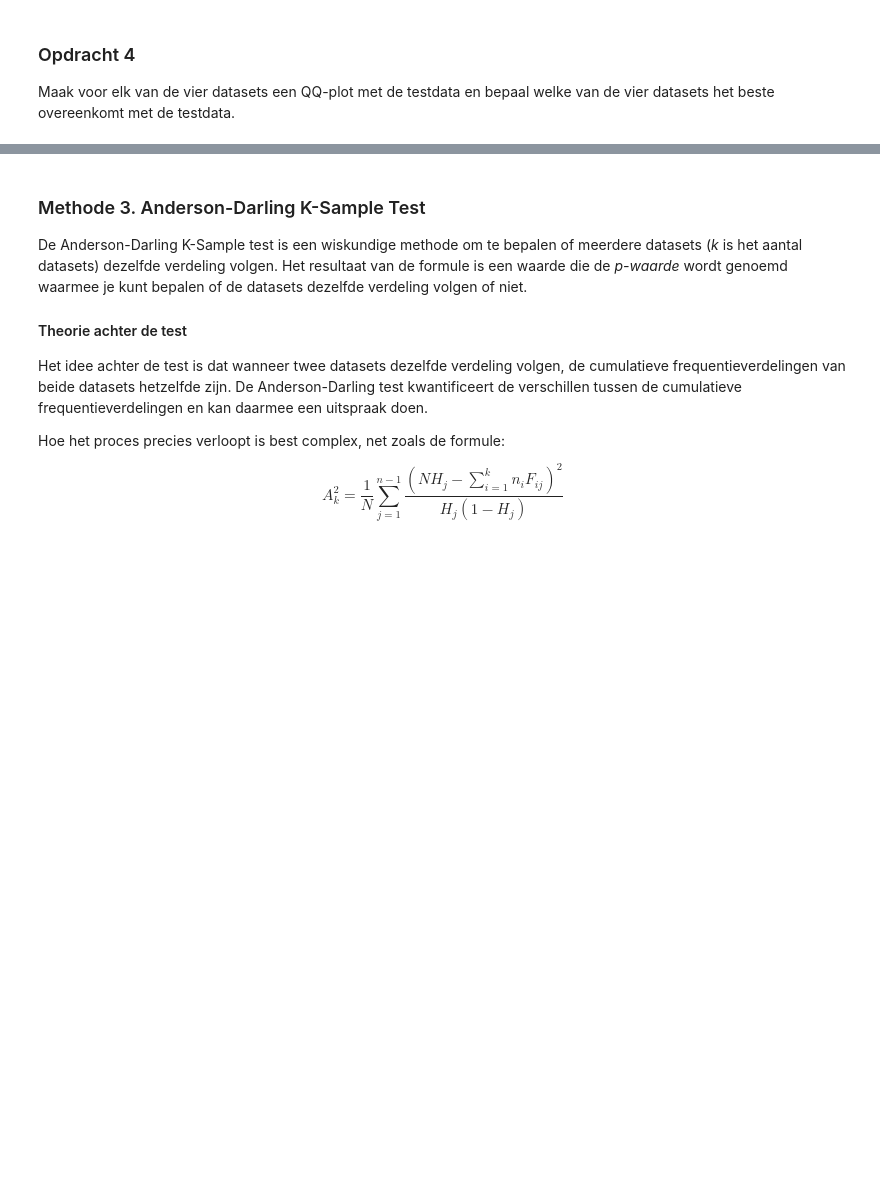
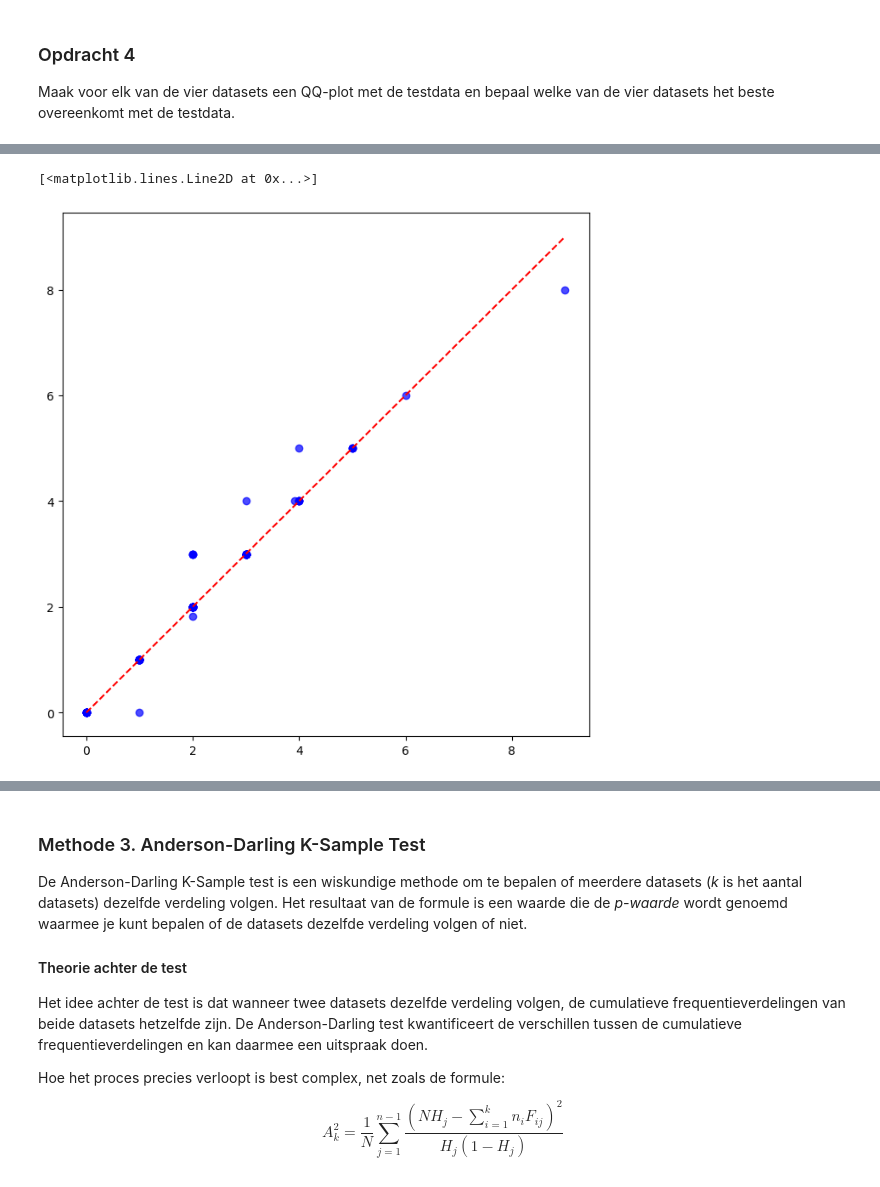
Before and after one commit to GitMathijs/S3_AI_lesmateriaal, a Jupyter notebook: Simulatie/Simulatie_les3.ipynb, the cells around one changed output, grey strips where cells are left out. Drawn from its saved outputs; the diff is of its cells as text; code cells hidden in the pictures; blank space fills up the shorter version.

```diff
--- a/Simulatie/Simulatie_les3.ipynb
+++ b/Simulatie/Simulatie_les3.ipynb
@@ -253,0 +317,15 @@ Maak voor elk van de vier datasets een QQ-plot met de testdata en bepaal welke v
+# %%
+x_quantiles = np.quantile(testdata, np.linspace(0, 1, 100))
+y_quantiles = np.quantile(samples_poisson, np.linspace(0, 1, 100))
+
+# Data plotten
+fig, ax = plt.subplots(figsize=(8, 8))
+ax.scatter(x_quantiles, y_quantiles, alpha=0.7, color='blue')
+
+# Rechte lijn plotten
+min_val = min(testdata.min(), samples_poisson.min())
+max_val = max(testdata.max(), samples_poisson.max())
+ax.plot([min_val, max_val], [min_val, max_val], 'r--')
+# %% [output]
+[<matplotlib.lines.Line2D at 0x...>]
+[figure, added]
```
Also changed, not shown: parts of 30 cells of this notebook.
